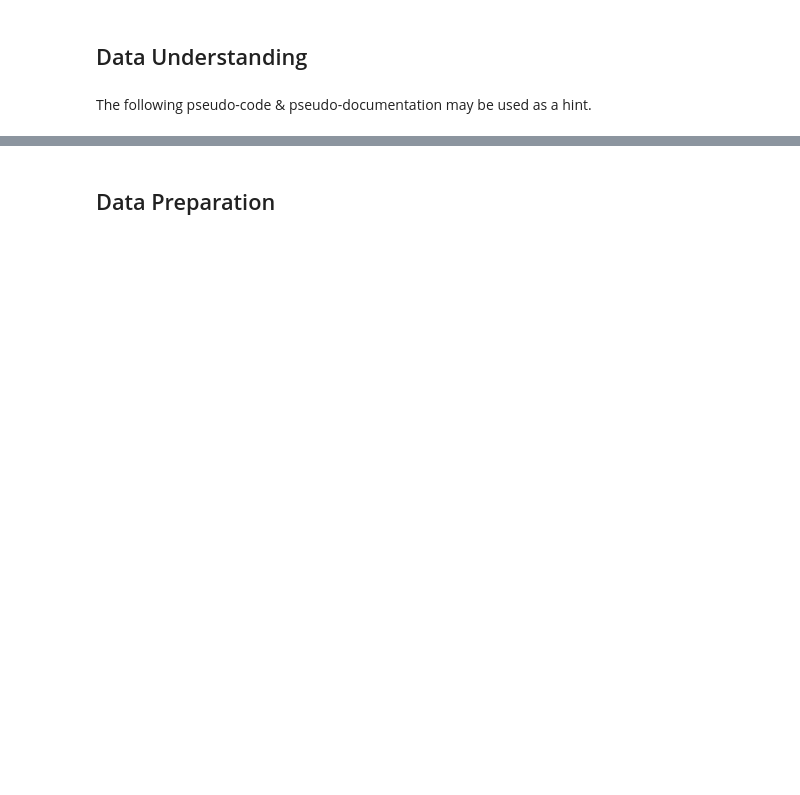
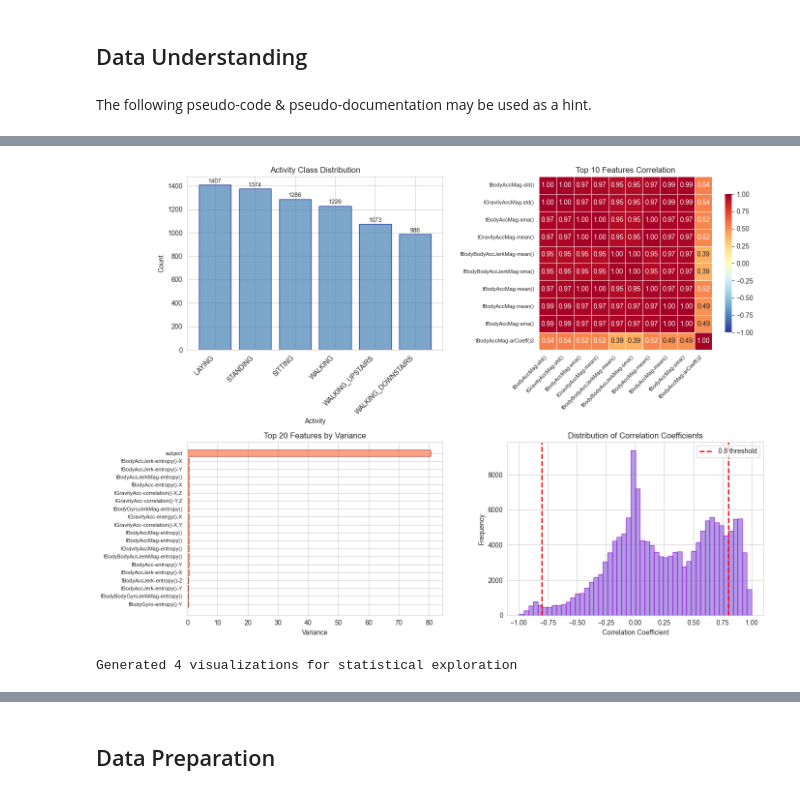
Before and after one commit to TuWienProjects/BI_2025_Assignment_3_Group_020, a Jupyter notebook: Cyclists_251201.ipynb, the cells around one changed output, grey strips where cells are left out. Drawn from its saved outputs; the diff is of its cells as text; code cells hidden in the pictures; blank space fills up the shorter version.

```diff
--- a/Cyclists_251201.ipynb
+++ b/Cyclists_251201.ipynb
@@ -541,0 +681,13 @@ engine.insert(inspect_outlier_report_activity, prefixes=prefixes)
+# %%
+load_har_data_code_writer = student_a
+
+def load_har_data() -> typing.Tuple[pd.DataFrame, pd.DataFrame]:
+    train_df = pd.read_csv(train_data_path)
+    test_df = pd.read_csv(test_data_path)
+    return train_df, test_df
+
+start_time_ld = now()
+train_df, test_df = load_har_data()
+end_time_ld = now()
+
+display(train_df.head())
@@ -541,0 +1146,60 @@ engine.insert(inspect_outlier_report_activity, prefixes=prefixes)
+# %%
+# 2b) Visualizations
+
+# Set up the plots
+sns.set_style("whitegrid")
+fig, axes = plt.subplots(2, 2, figsize=(14, 10))
+
+# Class distribution
+axes[0, 0].bar(range(len(activity_counts)), activity_counts.values, color='steelblue', edgecolor='navy', alpha=0.7)
+axes[0, 0].set_xticks(range(len(activity_counts)))
+axes[0, 0].set_xticklabels(activity_counts.index, rotation=45, ha='right')
+axes[0, 0].set_title('Activity Class Distribution')
+axes[0, 0].set_ylabel('Count')
+axes[0, 0].set_xlabel('Activity')
+for i, v in enumerate(activity_counts.values):
+    axes[0, 0].text(i, v + 20, str(v), ha='center', fontsize=9)
+
+# Correlation heatmap - top features
+top_features_list = []
+for _, row in top_corr_df.head(10).iterrows():
+    if row['feature_1'] not in top_features_list:
+        top_features_list.append(row['feature_1'])
+    if row['feature_2'] not in top_features_list:
+        top_features_list.append(row['feature_2'])
+    if len(top_features_list) >= 10:
+        break
+
+top_features_corr = train_df[top_features_list[:10]].corr()
+sns.heatmap(top_features_corr, annot=True, fmt='.2f', cmap='RdYlBu_r', center=0,
+            square=True, ax=axes[0, 1], cbar_kws={'shrink': 0.8}, vmin=-1, vmax=1, linewidths=0.5)
+axes[0, 1].set_title('Top 10 Features Correlation')
+axes[0, 1].set_xticklabels(axes[0, 1].get_xticklabels(), rotation=45, ha='right', fontsize=8)
+axes[0, 1].set_yticklabels(axes[0, 1].get_yticklabels(), fontsize=8)
+
+# Feature variance - top 20
+top_20_vars = feature_variances.head(20)
+axes[1, 0].barh(range(len(top_20_vars)), top_20_vars.values, color='coral', edgecolor='darkred', alpha=0.7)
+axes[1, 0].set_yticks(range(len(top_20_vars)))
+axes[1, 0].set_yticklabels(top_20_vars.index, fontsize=8)
+axes[1, 0].set_xlabel('Variance')
+axes[1, 0].set_title('Top 20 Features by Variance')
+axes[1, 0].invert_yaxis()
+
+# Distribution of correlations
+all_corr_values = correlation_matrix.values[np.triu_indices_from(correlation_matrix.values, k=1)]
+axes[1, 1].hist(all_corr_values, bins=50, color='mediumpurple', edgecolor='darkviolet', alpha=0.7)
+axes[1, 1].axvline(x=0.8, color='red', linestyle='--', linewidth=2, label='0.8 threshold')
+axes[1, 1].axvline(x=-0.8, color='red', linestyle='--', linewidth=2)
+axes[1, 1].set_xlabel('Correlation Coefficient')
+axes[1, 1].set_ylabel('Frequency')
+axes[1, 1].set_title('Distribution of Correlation Coefficients')
+axes[1, 1].legend()
+
+plt.tight_layout()
+plt.show()
+
+print(f"Generated 4 visualizations for statistical exploration")
+# %% [output]
+[figure, added]
+Generated 4 visualizations for statistical exploration
```
Also changed, not shown: parts of 52 cells of this notebook.
